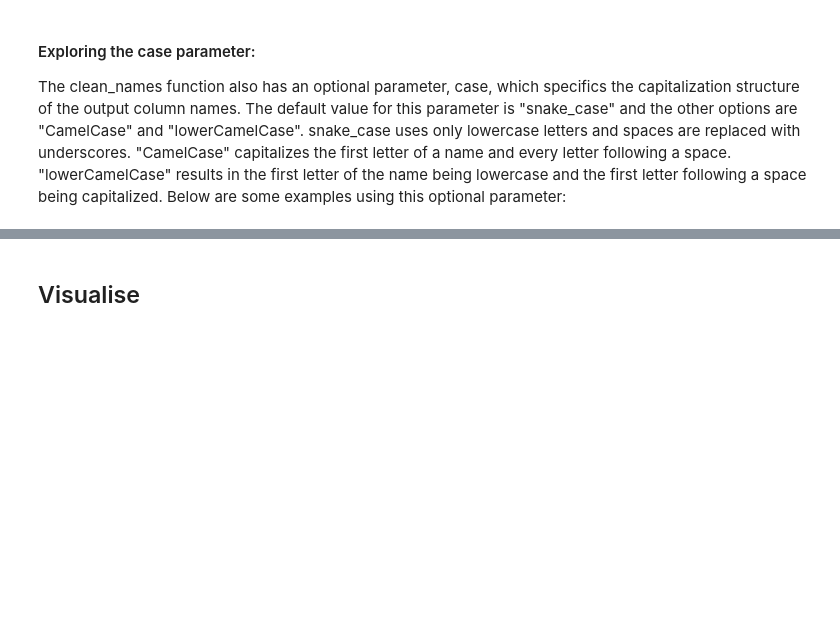
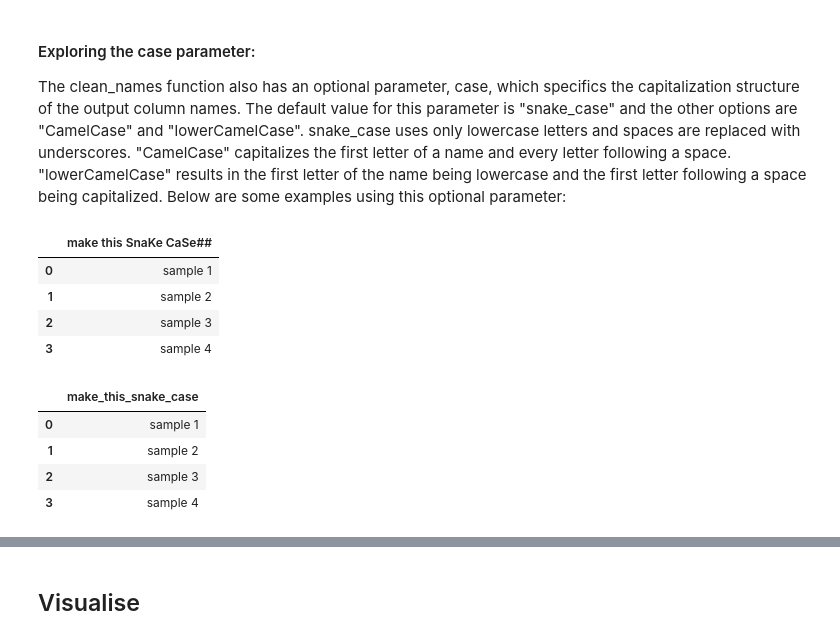
Before and after one commit to UBC-MDS/datexplore, a Jupyter notebook: docs/_build/jupyter_execute/example.ipynb, the cells around one changed output, grey strips where cells are left out. Drawn from its saved outputs; the diff is of its cells as text; code cells hidden in the pictures; blank space fills up the shorter version.

```diff
--- a/docs/_build/jupyter_execute/example.ipynb
+++ b/docs/_build/jupyter_execute/example.ipynb
@@ -58,3 +59,18 @@ This may not seem that useful for a dataframe with only two columns, but for a d
 #### Exploring the case parameter:
 The clean_names function also has an optional parameter, case, which specifics the capitalization structure of the output column names. The default value for this parameter is "snake_case" and the other options are "CamelCase" and "lowerCamelCase". snake_case uses only lowercase letters and spaces are replaced with underscores. "CamelCase" capitalizes the first letter of a name and every letter following a space. "lowerCamelCase" results in the first letter of the name being lowercase and the first letter following a space being capitalized.
 Below are some examples using this optional parameter:
+# %%
+df1 =  pd.DataFrame({'make this SnaKe CaSe##': ["sample 1", "sample 2", "sample 3", "sample 4"]})
+display(df1)
+clean_names(df1) #this has the default value for the case parameter which is snake_case
+# %% [output]
+|  | make this SnaKe CaSe## |
+| 0 | sample 1 |
+| 1 | sample 2 |
+| 2 | sample 3 |
+| 3 | sample 4 |
+|  | make_this_snake_case |
+| 0 | sample 1 |
+| 1 | sample 2 |
+| 2 | sample 3 |
+| 3 | sample 4 |
```
Also changed, not shown: parts of 19 cells of this notebook, 29 other files.
